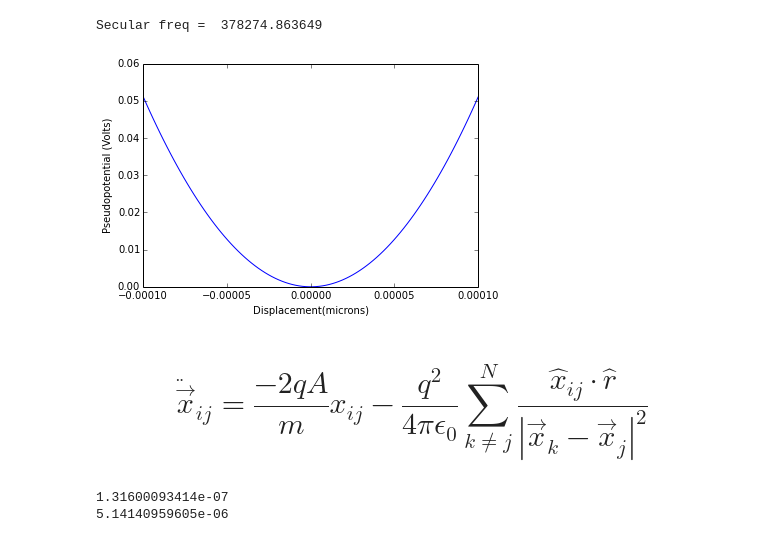
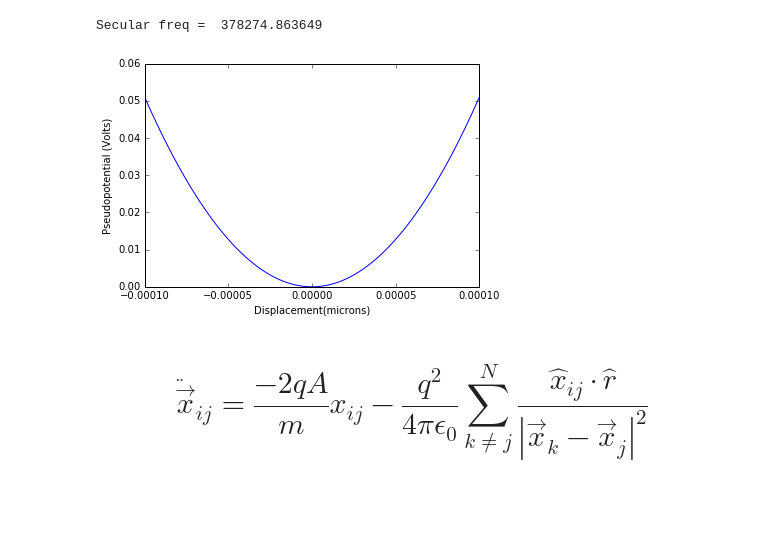
Before and after one commit to CampbellGroup/Qsim, a Jupyter notebook: Ipython-Notebooks/Crystal_Configurations.ipynb, the cells around one changed output. Drawn from its saved outputs; the diff is of its cells as text; code cells hidden in the pictures; blank space fills up the shorter version.

```diff
--- a/Ipython-Notebooks/Crystal_Configurations.ipynb
+++ b/Ipython-Notebooks/Crystal_Configurations.ipynb
@@ -19,15 +19,15 @@ Secular freq =  378274.863649
 # %%
 x = np.linspace(-100e-6,100e-6,100)
 y = np.linspace(100e-6,-100e-6,100)
 xx, yy = np.meshgrid(x,y)
-phi = A*(xx**2 + 1 * yy**2)
+phi = A*(xx**2 + yy**2)
 plt.plot(x, A/q*x**2)
 #plt.plot(y, A/q*x**2)
 plt.ylabel('Pseudopotential (Volts)')
 plt.xlabel('Displacement(microns)')
 plt.show()
 # %% [output]
-[figure, old version]
+[figure, new version]
 # %%
 epsilon = 8.85e-12
 
@@ -125,10 +127,4 @@ def make_crystal(N_ions = 6, pos_spread = 160e-6, iterations = 800,
                     particle.y = particle.lasty
 
     return E[-1], ions
-# %%
-print ions[1].x
-print ions[1].y
-# %% [output]
-1.31600093414e-07
-5.14140959605e-06
 # %%
```
Also changed, not shown: parts of 25 cells of this notebook.
